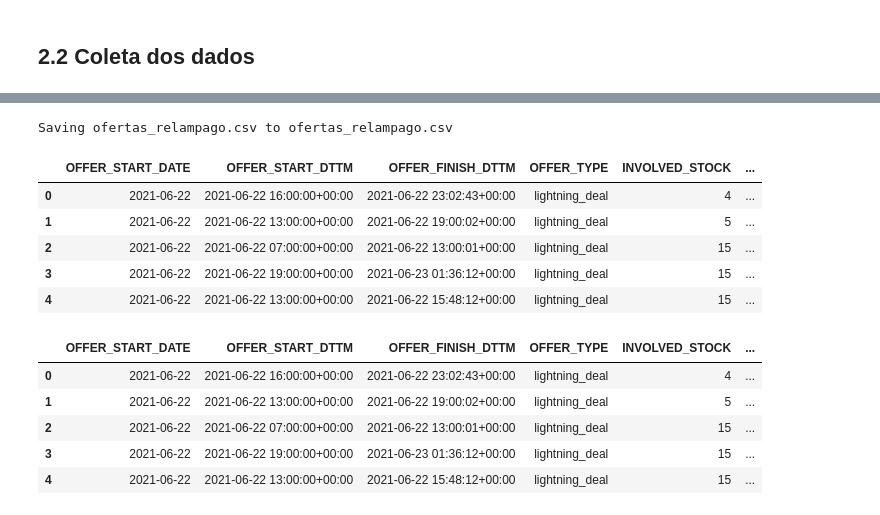
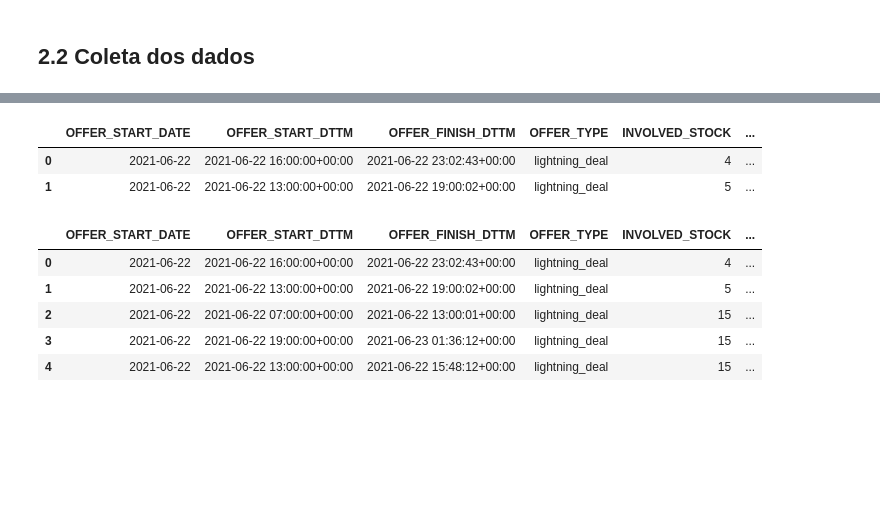
Before and after one commit to evelyneds/Data-Science-Projects, a Jupyter notebook: 1_ Exploratory-Analysis-Offers/EDA_Ofertas.ipynb, the cells around one changed output, grey strips where cells are left out. Drawn from its saved outputs; the diff is of its cells as text; code cells hidden in the pictures; blank space fills up the shorter version.

```diff
--- a/1_ Exploratory-Analysis-Offers/EDA_Ofertas.ipynb
+++ b/1_ Exploratory-Analysis-Offers/EDA_Ofertas.ipynb
@@ -53,7 +33,7 @@ palette = sns.color_palette("Set1")
 # %% [markdown]
 ## 2.2 Coleta dos dados
 # %%
-file_name = 'ofertas_relampago.csv'
+file_name = 'dataset1.csv'
 
 df = pd.read_csv(file_name, na_values=[''], keep_default_na=False)
 
@@ -63,15 +43,5 @@ df = pd.read_csv(file_name, na_values=[''], keep_default_na=False)
 # A fonte de dados original, contém os dados preenchidos como 'NA'
 df['ORIGIN'] = df['ORIGIN'].replace({pd.NA: 'NA'})
 
-pickle_path = 'dados_ofertas_relampago.pkl'
-
-# Salvar os dados como pickle
-with open(pickle_path, 'wb') as f:
-    pickle.dump(df, f)
-
-# Carregar dados do pickle
-with open(pickle_path, 'rb') as f:
-    df = pickle.load(f)
-
-df.head()
+df.head(2)
 # %% [output]
@@ -79,7 +48,3 @@ df.head()
-Saving ofertas_relampago.csv to ofertas_relampago.csv
 |  | OFFER_START_DATE | OFFER_START_DTTM | OFFER_FINISH_DTTM | OFFER_TYPE | INVOLVED_STOCK | ... |
 | 0 | 2021-06-22 | 2021-06-22 16:00:00+00:00 | 2021-06-22 23:02:43+00:00 | lightning_deal | 4 | ... |
 | 1 | 2021-06-22 | 2021-06-22 13:00:00+00:00 | 2021-06-22 19:00:02+00:00 | lightning_deal | 5 | ... |
-| 2 | 2021-06-22 | 2021-06-22 07:00:00+00:00 | 2021-06-22 13:00:01+00:00 | lightning_deal | 15 | ... |
-| 3 | 2021-06-22 | 2021-06-22 19:00:00+00:00 | 2021-06-23 01:36:12+00:00 | lightning_deal | 15 | ... |
-| 4 | 2021-06-22 | 2021-06-22 13:00:00+00:00 | 2021-06-22 15:48:12+00:00 | lightning_deal | 15 | ... |
```
Also changed, not shown: parts of 46 cells of this notebook.
